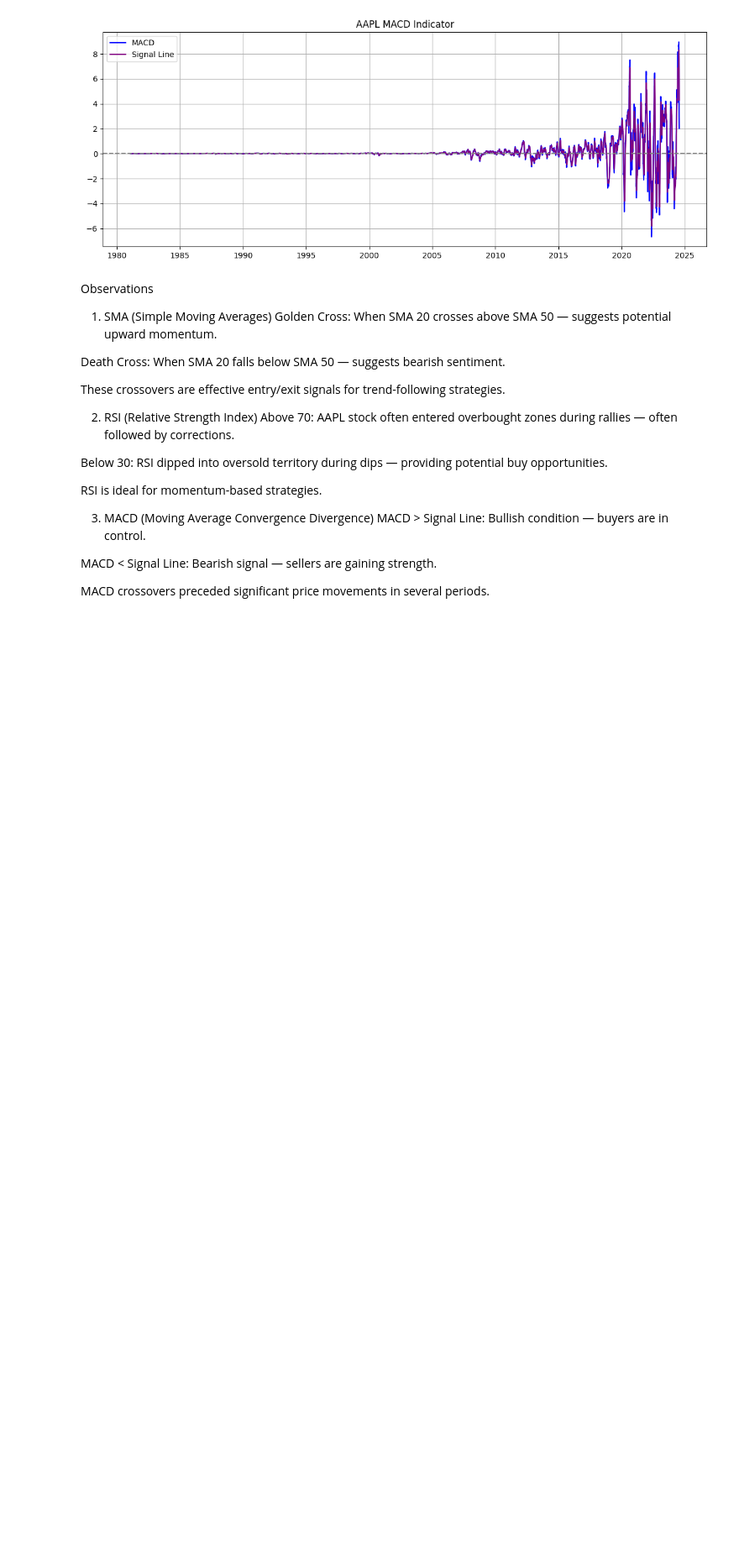
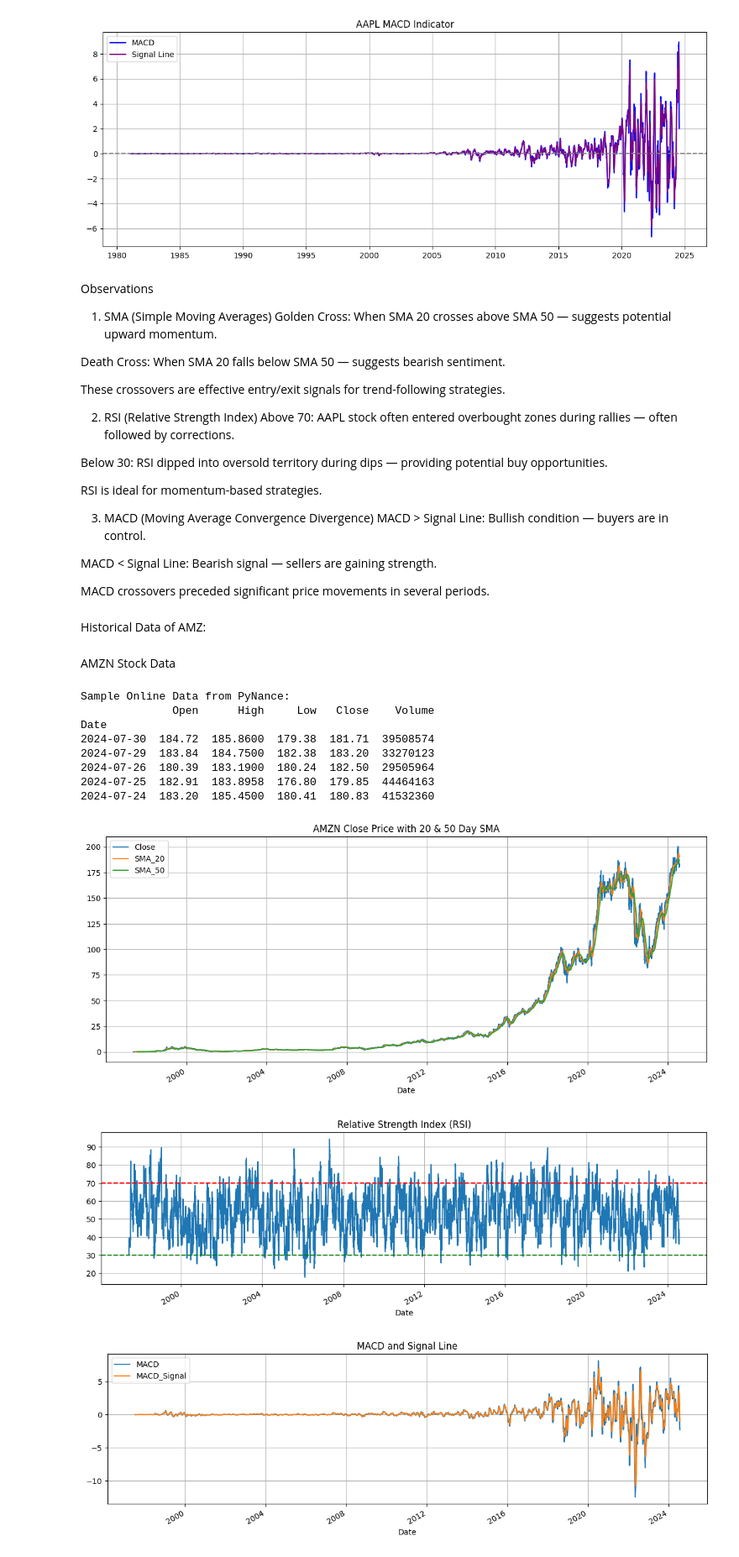
Before and after one commit to endisimie/Predicting-Price-Moves-with-News-Sentiment, a Jupyter notebook: notebooks/qualitative_analysis.ipynb, the cells around one changed output. Shown at 84% size. Saved outputs shown, nothing was run; the diff lists cells and outputs as text; code cells hidden in the pictures; blank space fills up the shorter version.

Commit message:
init: qualitative data analysis for each companies

```diff
--- a/notebooks/qualitative_analysis.ipynb
+++ b/notebooks/qualitative_analysis.ipynb
@@ -91,7 +91,62 @@ MACD > Signal Line: Bullish condition — buyers are in control.
 MACD < Signal Line: Bearish signal — sellers are gaining strength.
 
 MACD crossovers preceded significant price movements in several periods.
+# %% [markdown]
+Historical Data of AMZ:
+# %% [markdown]
+AMZN Stock Data
 # %%
-# Load the data
-df = pd.read_csv('../data/yfinance_data/AAPL_historical_data.csv', parse_dates=['Date'])
-df.set_index('Date', inplace=True)
+# ===== 1. Load and Prepare Data =====
+df = pd.read_csv("../data/yfinance_data/AMZN_historical_data.csv", parse_dates=["Date"], index_col="Date")
+
+# Ensure columns are numeric
+df[['Open', 'High', 'Low', 'Close', 'Volume']] = df[['Open', 'High', 'Low', 'Close', 'Volume']].apply(pd.to_numeric, errors='coerce')
+
+# Drop rows with missing data
+df.dropna(inplace=True)
+
+# ===== 2. Apply Technical Indicators with TA-Lib =====
+df["SMA_20"] = talib.SMA(df["Close"], timeperiod=20)
+df["SMA_50"] = talib.SMA(df["Close"], timeperiod=50)
+df["RSI"] = talib.RSI(df["Close"], timeperiod=14)
+
+macd, macdsignal, _ = talib.MACD(df["Close"])
+df["MACD"] = macd
+df["MACD_Signal"] = macdsignal
+
+# ===== 3. (Optional) Use PyNance for Online Comparison =====
+# We'll download current AMZN data for a similar time frame
+online_df = pn.data.get("AMZN", start=str(df.index.min().date()), end=str(df.index.max().date()))
+print("Sample Online Data from PyNance:")
+print(online_df.head())
+
+# ===== 4. Visualize the Data =====
+
+# Plot 1: Close Price with SMAs
+df[["Close", "SMA_20", "SMA_50"]].plot(figsize=(14, 6), title="AMZN Close Price with 20 & 50 Day SMA")
+plt.grid(True)
+plt.show()
+
+# Plot 2: RSI
+df["RSI"].plot(figsize=(14, 4), title="Relative Strength Index (RSI)")
+plt.axhline(70, color='red', linestyle='--')
+plt.axhline(30, color='green', linestyle='--')
+plt.grid(True)
+plt.show()
+
+# Plot 3: MACD
+df[["MACD", "MACD_Signal"]].plot(figsize=(14, 4), title="MACD and Signal Line")
+plt.grid(True)
+plt.show()
+# %% [output]
+Sample Online Data from PyNance:
+              Open      High     Low   Close    Volume
+Date
+2024-07-30  184.72  185.8600  179.38  181.71  39508574
+2024-07-29  183.84  184.7500  182.38  183.20  33270123
+2024-07-26  180.39  183.1900  180.24  182.50  29505964
+2024-07-25  182.91  183.8958  176.80  179.85  44464163
+2024-07-24  183.20  185.4500  180.41  180.83  41532360
+[figure, added]
+[figure, added]
+[figure, added]
```
Also changed, not shown: parts of 10 cells of this notebook.
